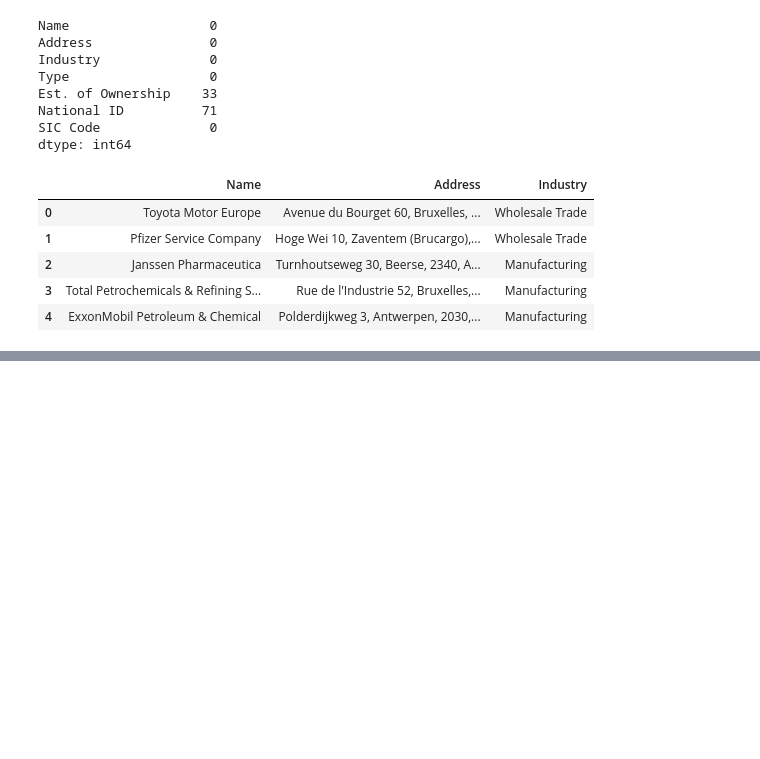
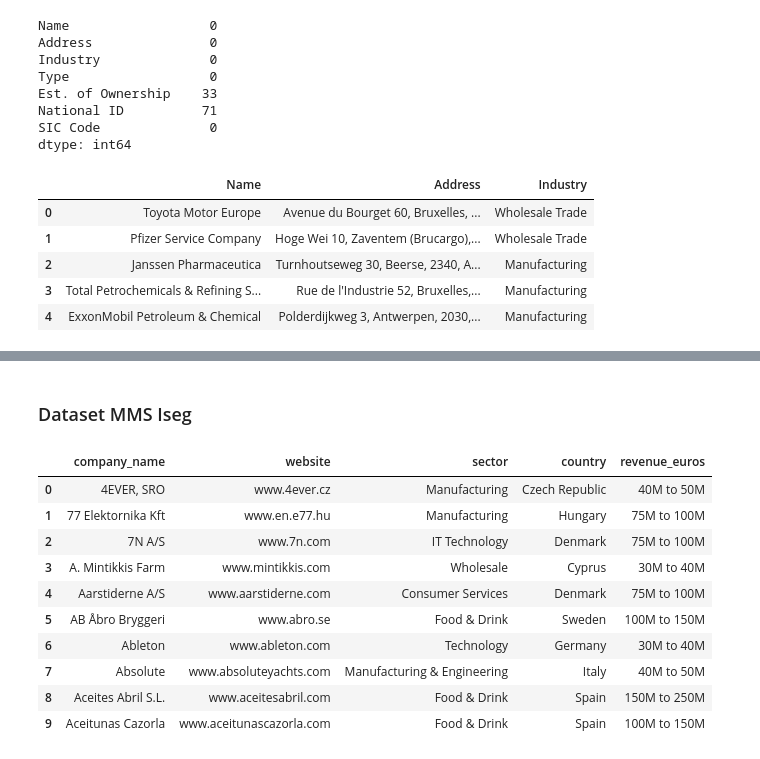
Before and after one commit to samuel-esp/IngDati-Progetto, a Jupyter notebook: Schema Alignment.ipynb, the cells around one changed output, grey strips where cells are left out. Saved outputs shown, nothing was run; the diff lists cells and outputs as text; code cells hidden in the pictures; blank space fills up the shorter version.

```diff
--- a/Schema Alignment.ipynb
+++ b/Schema Alignment.ipynb
@@ -402,0 +447,20 @@ hpvalue.rename(columns={'Industry':'industry'}, inplace=True)
+# %% [markdown]
+### Dataset MMS Iseg
+# %%
+path = 'sources/aziende/lsegEuropeanCompanies2018.csv'
+
+with open(path, 'r', encoding='utf-8') as f:
+    mmsiseg = pd.read_csv(path, sep=';|"|\t', engine='python',index_col = False).dropna(how='all', axis=1)
+mmsiseg.head(10)
+# %% [output]
+|  | company_name | website | sector | country | revenue_euros |
+| 0 | 4EVER, SRO | www.4ever.cz | Manufacturing | Czech Republic | 40M to 50M |
+| 1 | 77 Elektornika Kft | www.en.e77.hu | Manufacturing | Hungary | 75M to 100M |
+| 2 | 7N A/S | www.7n.com | IT Technology | Denmark | 75M to 100M |
+| 3 | A. Mintikkis Farm | www.mintikkis.com | Wholesale | Cyprus | 30M to 40M |
+| 4 | Aarstiderne A/S | www.aarstiderne.com | Consumer Services | Denmark | 75M to 100M |
+| 5 | AB Åbro Bryggeri | www.abro.se | Food & Drink | Sweden | 100M to 150M |
+| 6 | Ableton | www.ableton.com | Technology | Germany | 30M to 40M |
+| 7 | Absolute | www.absoluteyachts.com | Manufacturing & Engineering | Italy | 40M to 50M |
+| 8 | Aceites Abril S.L. | www.aceitesabril.com | Food & Drink | Spain | 150M to 250M |
+| 9 | Aceitunas Cazorla | www.aceitunascazorla.com | Food & Drink | Spain | 100M to 150M |
```
Also changed, not shown: parts of 20 cells of this notebook, 8 other files.
